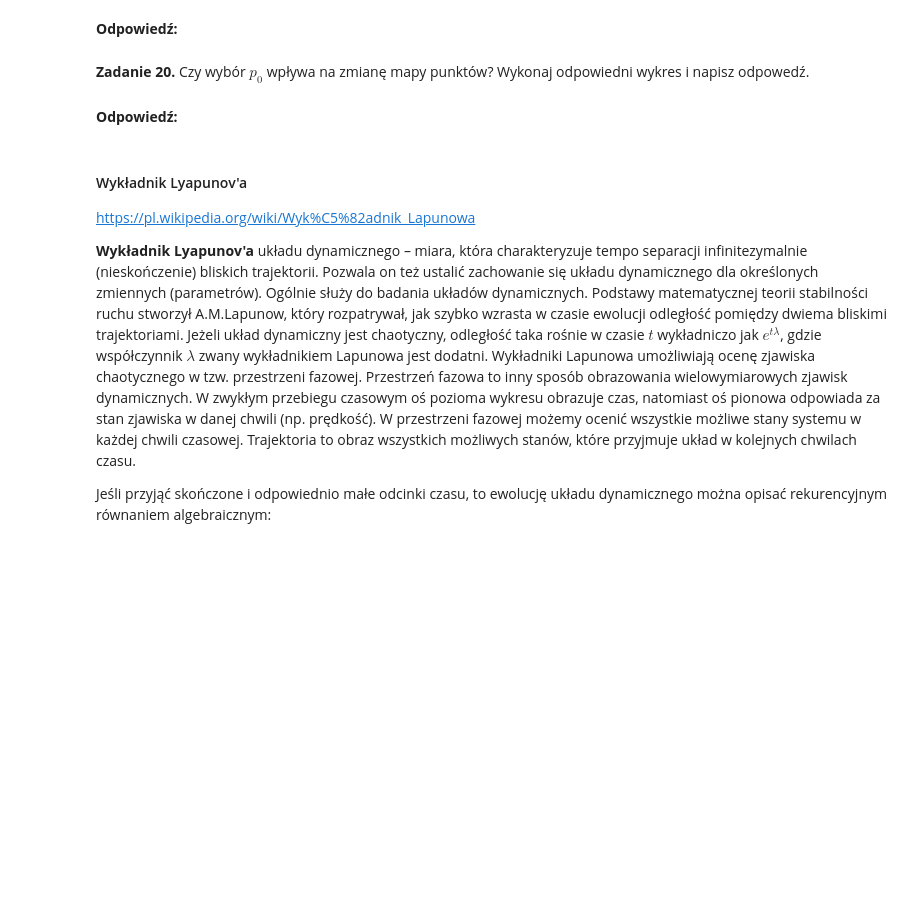
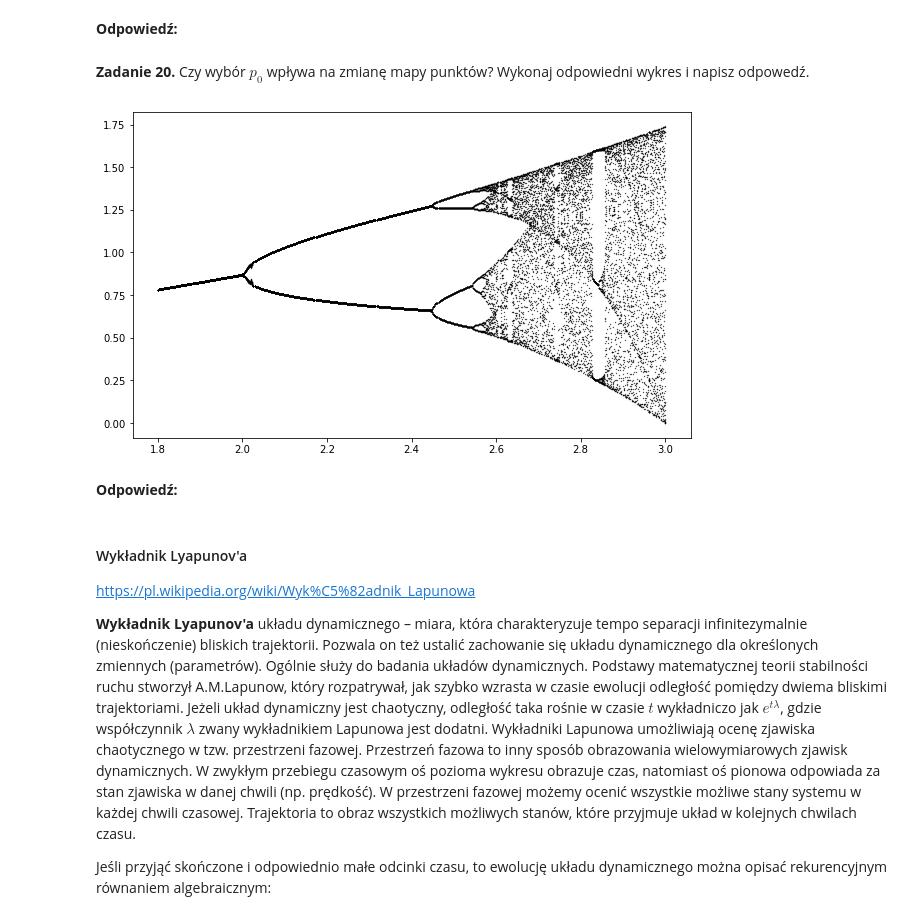
Before and after one commit to P0wir/MMS, a Jupyter notebook: SK_Lab_02_Rossler_temp.ipynb, the cells around one changed output. Cells and saved outputs as stored; diff of their text form; code cells hidden in the pictures; blank space fills up the shorter version.

```diff
--- a/SK_Lab_02_Rossler_temp.ipynb
+++ b/SK_Lab_02_Rossler_temp.ipynb
@@ -281,6 +340,30 @@ $$ p_{t+1}=p_t+\alpha p_t-\beta p_t^2$$
 **Odpowiedź:**
 # %% [markdown]
 **Zadanie 20.** Czy wybór $p_0$ wpływa na zmianę mapy punktów? Wykonaj odpowiedni wykres i napisz odpowedź.
+# %%
+alpha_values = np.linspace(1.8,3, 500)
+beta = 2.3
+n = 300
+n_last = 50
+p0 = np.random.rand(3)
+
+x_points = []
+alpha_points = []
+
+for p0 in p0_values:
+    x_points = []
+    alpha_points = []
+
+for alpha in alpha_values:
+    x = model(alpha, beta, p0, n)
+    x_points.extend(x[-n_last:])
+    alpha_points.extend([alpha]*n_last)
+
+plt.figure(figsize=(10,6))
+plt.scatter(alpha_points, x_points, s=0.1, color="black")
+plt.show()
+# %% [output]
+[figure, added]
 # %% [markdown]
 **Odpowiedź:**
 # %% [markdown]
```
Also changed, not shown: parts of 11 cells of this notebook.
